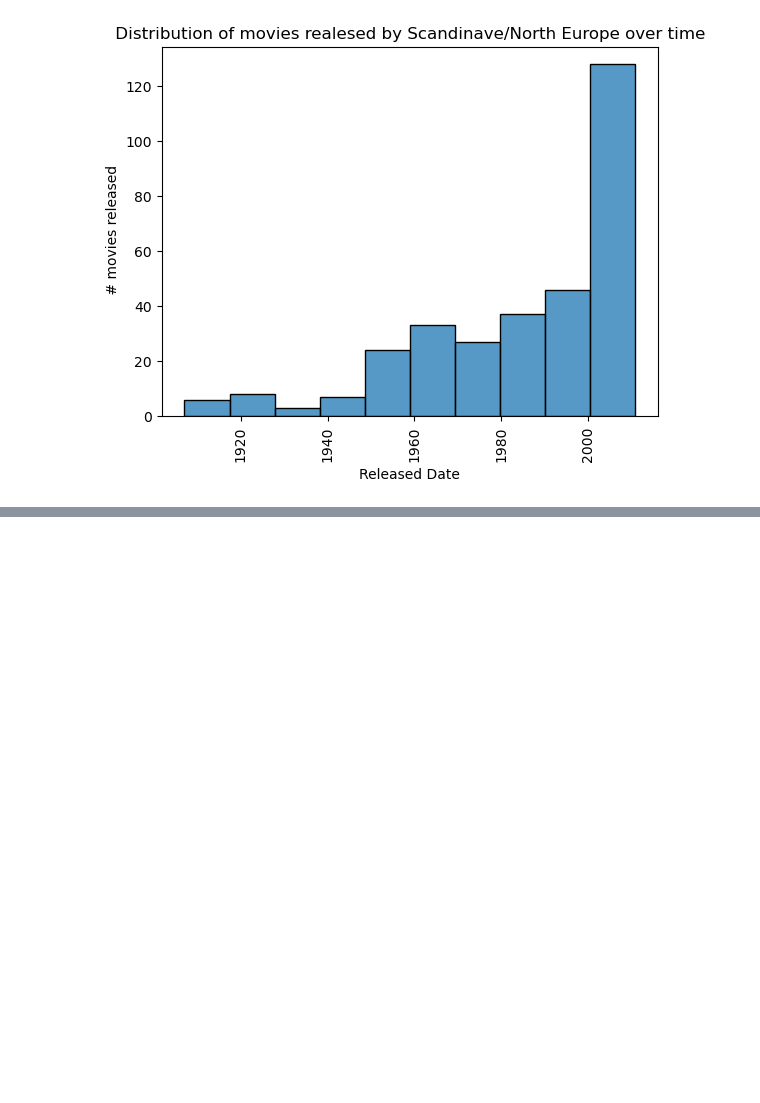
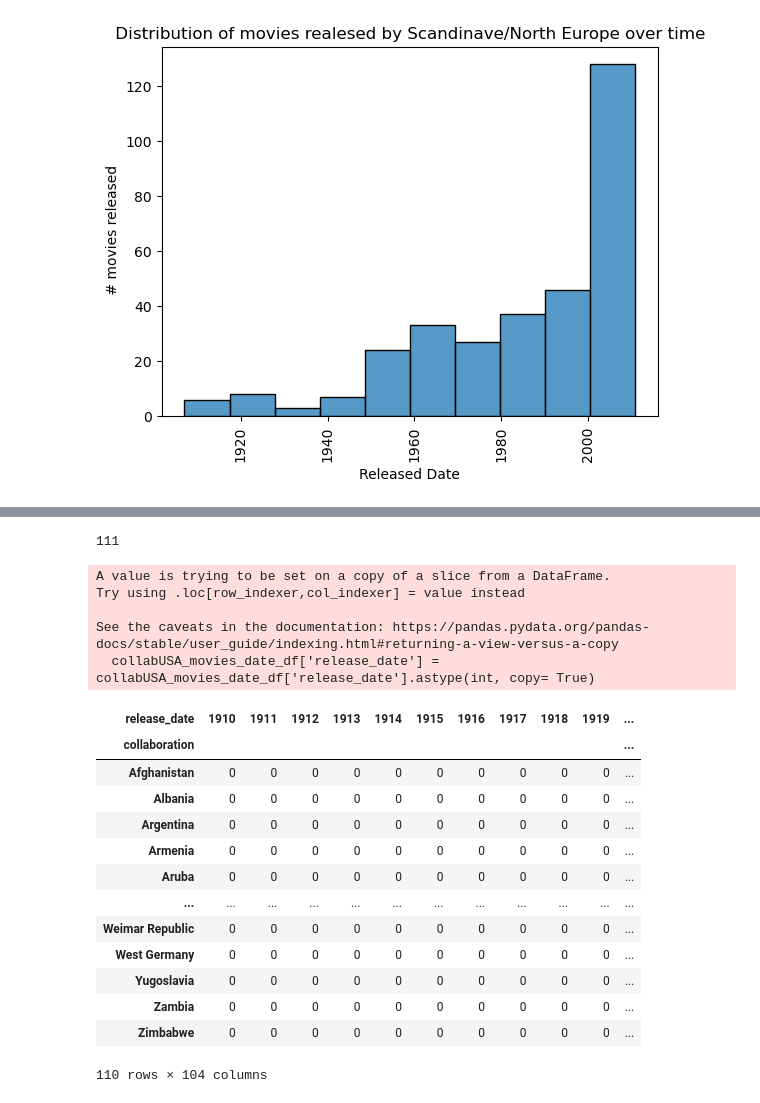
Before and after one commit to epfl-ada/ada-2024-project-spaghettisolution, a Jupyter notebook: src/data/data_wrangling.ipynb, the cells around one changed output, grey strips where cells are left out. Cells and saved outputs as stored; diff of their text form; code cells hidden in the pictures; blank space fills up the shorter version.

```diff
--- a/src/data/data_wrangling.ipynb
+++ b/src/data/data_wrangling.ipynb
@@ -451,0 +510,46 @@ Text(0, 0.5, ' # movies released')
+# %%
+# lets go deeper in the analysis and show this distribution over time
+
+# remove movies that have no release date and convert date into int
+print(collaborationUSA_movies_df['release_date'].isna().sum())
+collabUSA_movies_date_df= collaborationUSA_movies_df[~ collaborationUSA_movies_df['release_date'].isna()]
+collabUSA_movies_date_df['release_date'] = collabUSA_movies_date_df['release_date'].astype(int, copy= True)
+
+
+# get distribution movies over time and by collaboration
+collab_date_df= pd.crosstab(collabUSA_movies_date_df['collaboration'], collabUSA_movies_date_df['release_date'])
+
+# dates go from 1910 to 2013, but some dates are skipped, lets make the date continious (in year)
+#print(collab_date_df.columns)
+#create a similar df but with continous dates and fill this table with NaN
+continous_dates = np.arange(1910, 2014)
+cont_collab_date_df = pd.DataFrame( index= collab_date_df.index, columns= continous_dates )
+cont_collab_date_df.columns.name = 'release_date'
+
+#combine this two dataframes and replace NaN by zero
+collab_date_df = collab_date_df.combine_first(cont_collab_date_df)
+collab_date_df.fillna(0, inplace= True)
+collab_date_df = collab_date_df.astype(int)
+
+collab_date_df
+# %% [output]
+111
+A value is trying to be set on a copy of a slice from a DataFrame.
+Try using .loc[row_indexer,col_indexer] = value instead
+
+See the caveats in the documentation: https://pandas.pydata.org/pandas-docs/stable/user_guide/indexing.html#returning-a-view-versus-a-copy
+  collabUSA_movies_date_df['release_date'] = collabUSA_movies_date_df['release_date'].astype(int, copy= True)
+| release_date | 1910 | 1911 | 1912 | 1913 | 1914 | 1915 | 1916 | 1917 | 1918 | 1919 | ... |
+| collaboration |  |  |  |  |  |  |  |  |  |  | ... |
+| Afghanistan | 0 | 0 | 0 | 0 | 0 | 0 | 0 | 0 | 0 | 0 | ... |
+| Albania | 0 | 0 | 0 | 0 | 0 | 0 | 0 | 0 | 0 | 0 | ... |
+| Argentina | 0 | 0 | 0 | 0 | 0 | 0 | 0 | 0 | 0 | 0 | ... |
+| Armenia | 0 | 0 | 0 | 0 | 0 | 0 | 0 | 0 | 0 | 0 | ... |
+| Aruba | 0 | 0 | 0 | 0 | 0 | 0 | 0 | 0 | 0 | 0 | ... |
+| ... | ... | ... | ... | ... | ... | ... | ... | ... | ... | ... | ... |
+| Weimar Republic | 0 | 0 | 0 | 0 | 0 | 0 | 0 | 0 | 0 | 0 | ... |
+| West Germany | 0 | 0 | 0 | 0 | 0 | 0 | 0 | 0 | 0 | 0 | ... |
+| Yugoslavia | 0 | 0 | 0 | 0 | 0 | 0 | 0 | 0 | 0 | 0 | ... |
+| Zambia | 0 | 0 | 0 | 0 | 0 | 0 | 0 | 0 | 0 | 0 | ... |
+| Zimbabwe | 0 | 0 | 0 | 0 | 0 | 0 | 0 | 0 | 0 | 0 | ... |
+110 rows × 104 columns
```
Also changed, not shown: parts of 9 cells of this notebook, 1 other file.
